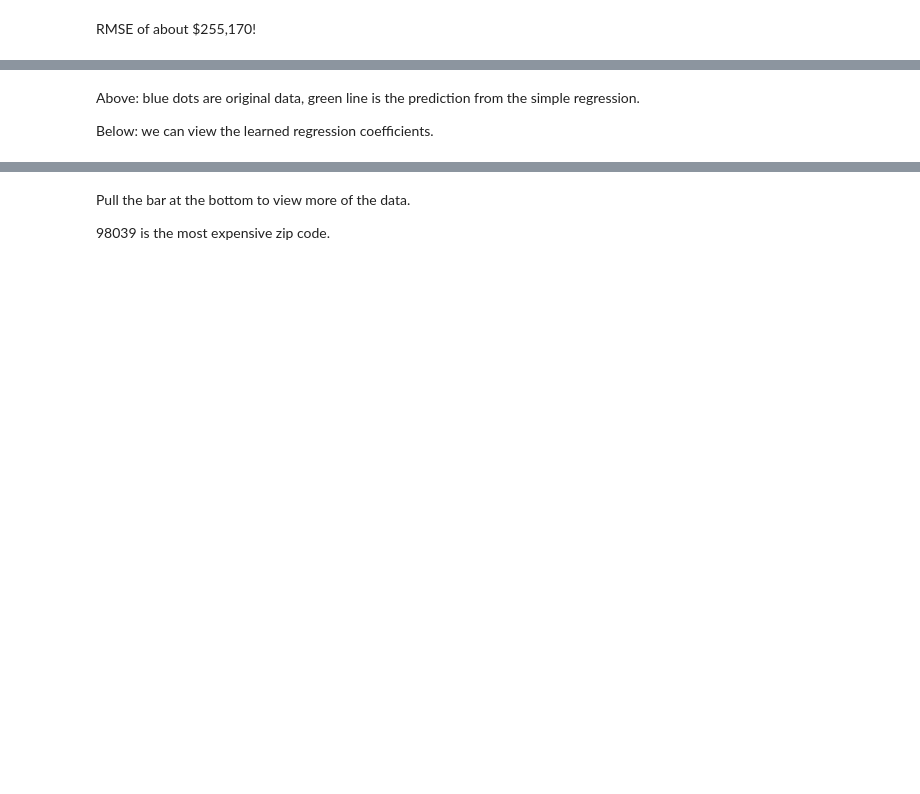
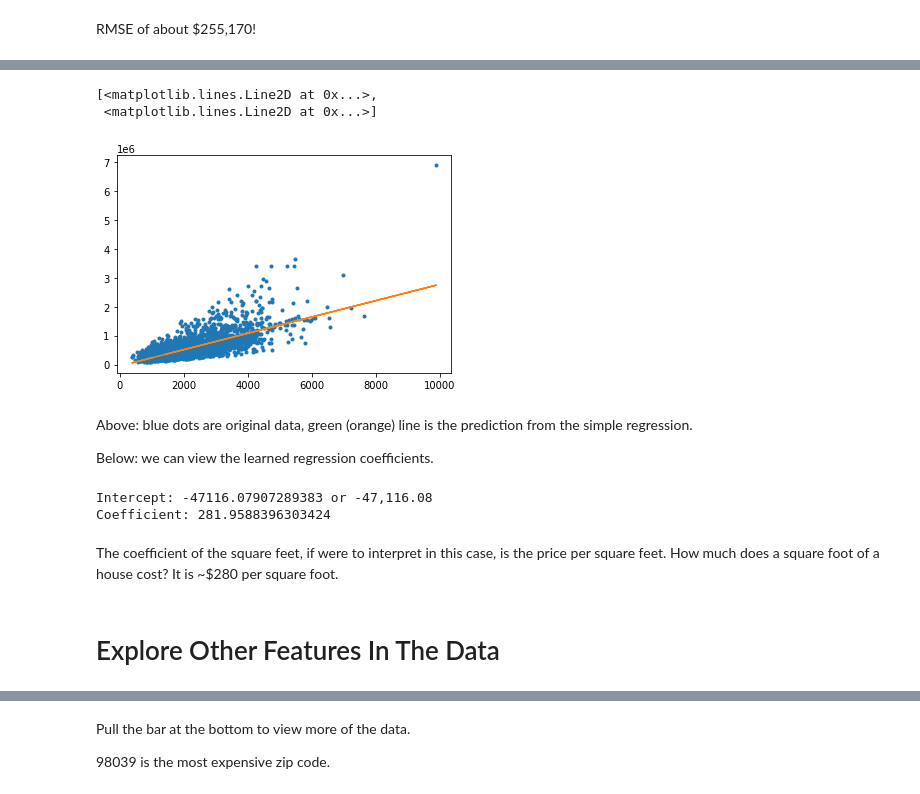
Before and after one commit to YTKme/GDS, a Jupyter notebook: ml/coursera/machine-learning-foundations-a-case-study-approach/week-2/work/Predicting-House-Prices.ipynb, the cells around one changed output, grey strips where cells are left out. Cells and saved outputs as stored; diff of their text form; code cells hidden in the pictures; blank space fills up the shorter version.

Commit message:
Completed Machine Learning Foundations A Case Study Approach Week 2 notebook

```diff
--- a/ml/coursera/machine-learning-foundations-a-case-study-approach/week-2/work/Predicting-House-Prices.ipynb
+++ b/ml/coursera/machine-learning-foundations-a-case-study-approach/week-2/work/Predicting-House-Prices.ipynb
@@ -58,0 +158,19 @@ print sqft_model.evaluate(test_data)
+# %%
+# print sqft_model.evaluate(test_data)
+
+# Use scikit learn metrics
+from sklearn import metrics
+
+# Reshape `x_test` and `y_test` for predicting the accuracy of the model
+x_test = np.array(test_data["sqft_living"]).reshape(-1, 1)
+y_test = np.array(test_data["price"]).reshape(-1, 1)
+
+# Make prediction using the reshape of `test_data["sqft_living"]`
+prediction = sqft_model.predict(x_test)
+
+# Calculate the max error (maximum residual error)
+sqft_me = metrics.max_error(y_test, prediction)
+# Calculate the MSE (Mean Square Error) using the reshape of test_data["price"]
+sqft_mse = metrics.mean_squared_error(y_test, prediction)
+# Calculate the RMSE (Root Mean Square Error) using the reshape of test_data["price"]
+sqft_rmse = np.sqrt(sqft_mse)
@@ -70,7 +207,19 @@ import matplotlib.pyplot as plt
 # %%
-plt.plot(test_data['sqft_living'],test_data['price'],'.',
-        test_data['sqft_living'],sqft_model.predict(test_data),'-')
+# Plot
+# The `predict` function takes `x_test` as an argument
+plt.plot(
+    test_data["sqft_living"],
+    test_data["price"],
+    ".",
+    test_data["sqft_living"],
+    sqft_model.predict(x_test),
+    "-"
+)
+# %% [output]
+[<matplotlib.lines.Line2D at 0x...>,
+ <matplotlib.lines.Line2D at 0x...>]
+[figure, added]
 # %% [markdown]
-Above:  blue dots are original data, green line is the prediction from the simple regression.
+Above: blue dots are original data, green (orange) line is the prediction from the simple regression.
 
 Below: we can view the learned regression coefficients.
@@ -79 +226,17 @@ sqft_model.get('coefficients')
+# %%
+#sqft_model.get('coefficients')
+
+# Get the intercept and coefficient
+# The variable `.intercept_` and `.coef_` returns ndarray, need to parse to float
+# The Intercept is where the line cross the y-axis
+# The Coefficient is the square feet
+print("Intercept: {} or {:,.2f}".format(sqft_model.intercept_[0], sqft_model.intercept_[0]))
+print("Coefficient: {}".format(sqft_model.coef_[0][0]))
+# %% [output]
+Intercept: -47116.07907289383 or -47,116.08
+Coefficient: 281.9588396303424
+# %% [markdown]
+The coefficient of the square feet, if were to interpret in this case, is the price per square feet. How much does a square foot of a house cost? It is ~$280 per square foot.
+# %% [markdown]
+# Explore Other Features In The Data
 # %% [markdown]
```
Also changed, not shown: parts of 85 cells of this notebook, 5 other files.
